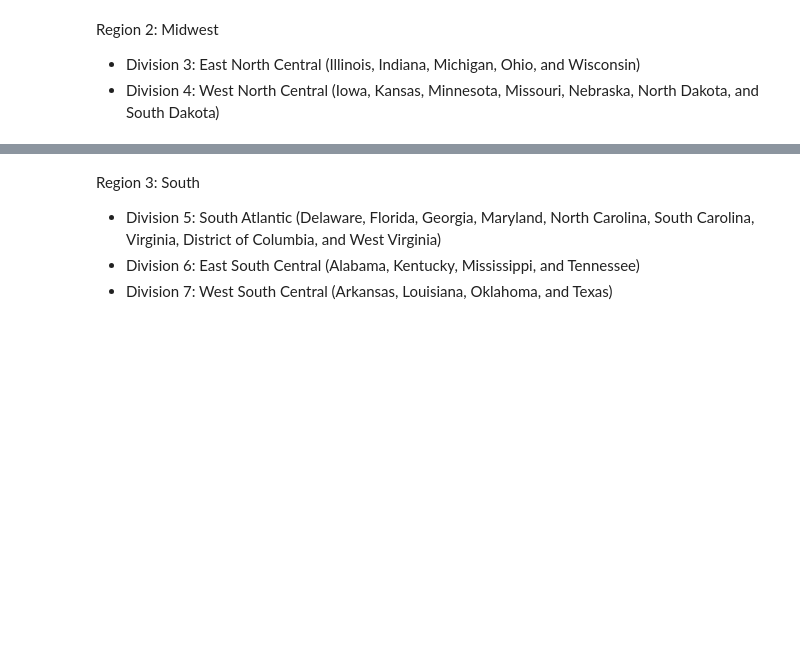
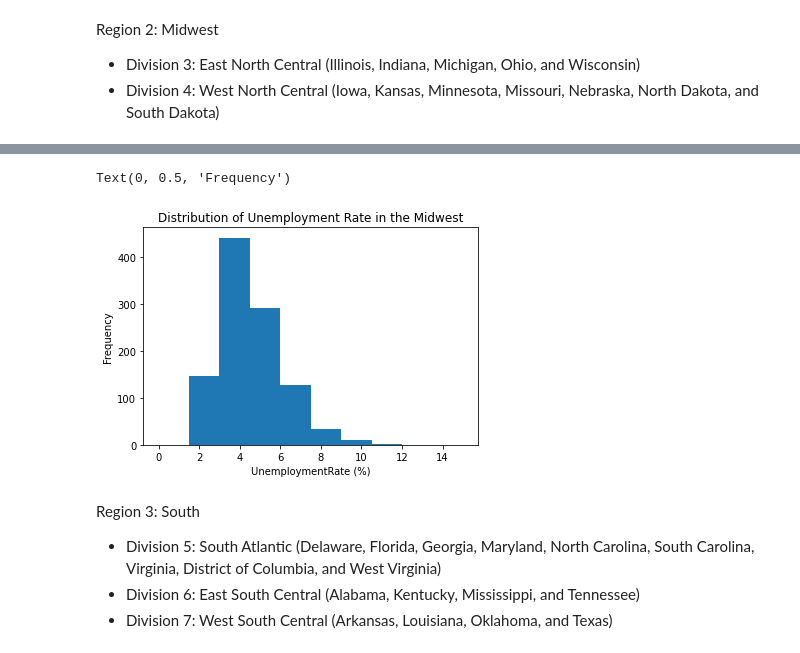
Before and after one commit to JiaJiunn/ORIE_4741_Project, a Jupyter notebook: analysis/histograms_zoe.ipynb, the cells around one changed output, grey strips where cells are left out. Cells and saved outputs as stored; diff of their text form; code cells hidden in the pictures; blank space fills up the shorter version.

```diff
--- a/analysis/histograms_zoe.ipynb
+++ b/analysis/histograms_zoe.ipynb
@@ -87,3 +98,11 @@ west_north_central = df_2012[df_2012['State'].isin(west_north_central_list)]
+# %%
+plt.title('Distribution of Unemployment Rate in the Midwest')
+plt.hist(midwest["UnemploymentRate"], range=[0,15])
+plt.xlabel("UnemploymentRate (%)")
+plt.ylabel('Frequency')
+# %% [output]
+Text(0, 0.5, 'Frequency')
+[figure, added]
 # %% [markdown]
 Region 3: South
 - Division 5: South Atlantic (Delaware, Florida, Georgia, Maryland, North Carolina, South Carolina, Virginia, District of Columbia, and West Virginia)
```
Also changed, not shown: parts of 10 cells of this notebook.
